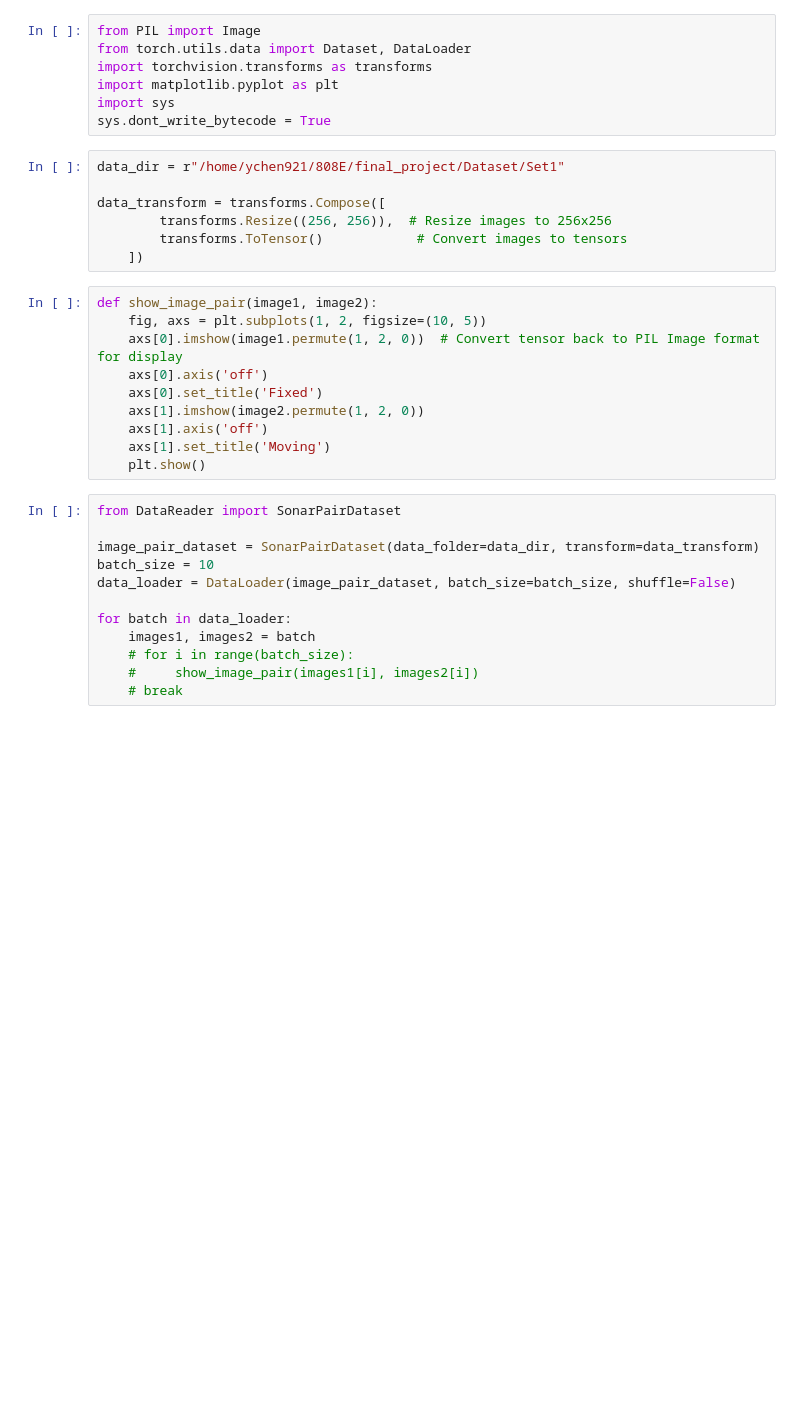
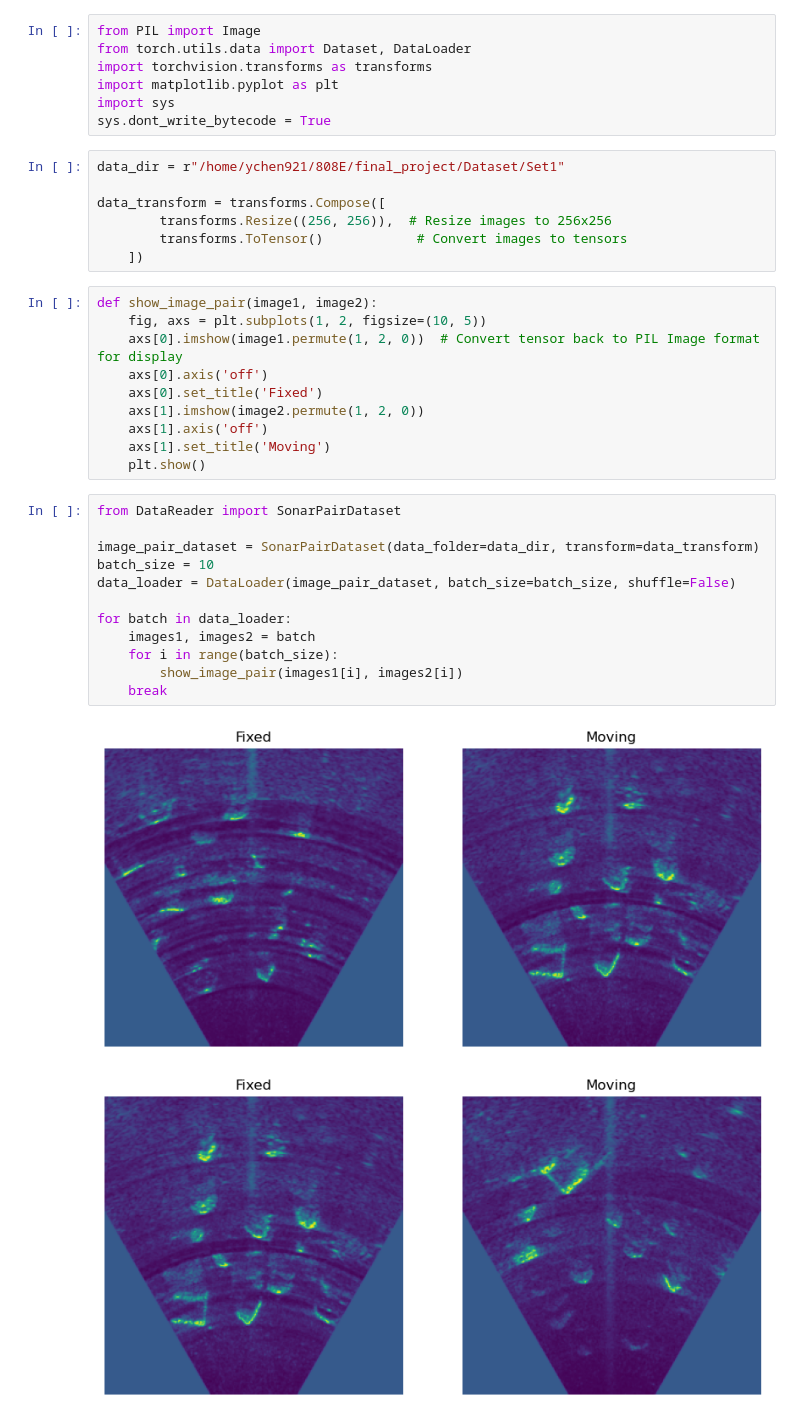
Before and after one commit to ychen921/Sonar-Image-Registration, a Jupyter notebook: scripts/DataReader_test.ipynb, the cells around one changed output. Cells and saved outputs as stored; diff of their text form; blank space fills up the shorter version.

```diff
--- a/scripts/DataReader_test.ipynb
+++ b/scripts/DataReader_test.ipynb
@@ -25,12 +25,15 @@ def show_image_pair(image1, image2):
 # %%
 from DataReader import SonarPairDataset
 
 image_pair_dataset = SonarPairDataset(data_folder=data_dir, transform=data_transform)
 batch_size = 10
 data_loader = DataLoader(image_pair_dataset, batch_size=batch_size, shuffle=False)
 
 for batch in data_loader:
     images1, images2 = batch
-    # for i in range(batch_size):
-    #     show_image_pair(images1[i], images2[i])
-    # break
+    for i in range(batch_size):
+        show_image_pair(images1[i], images2[i])
+    break
+# %% [output]
+[figure, added]
+[figure, added]
```
Also changed, not shown: parts of 1 cell of this notebook, 3 other files.
